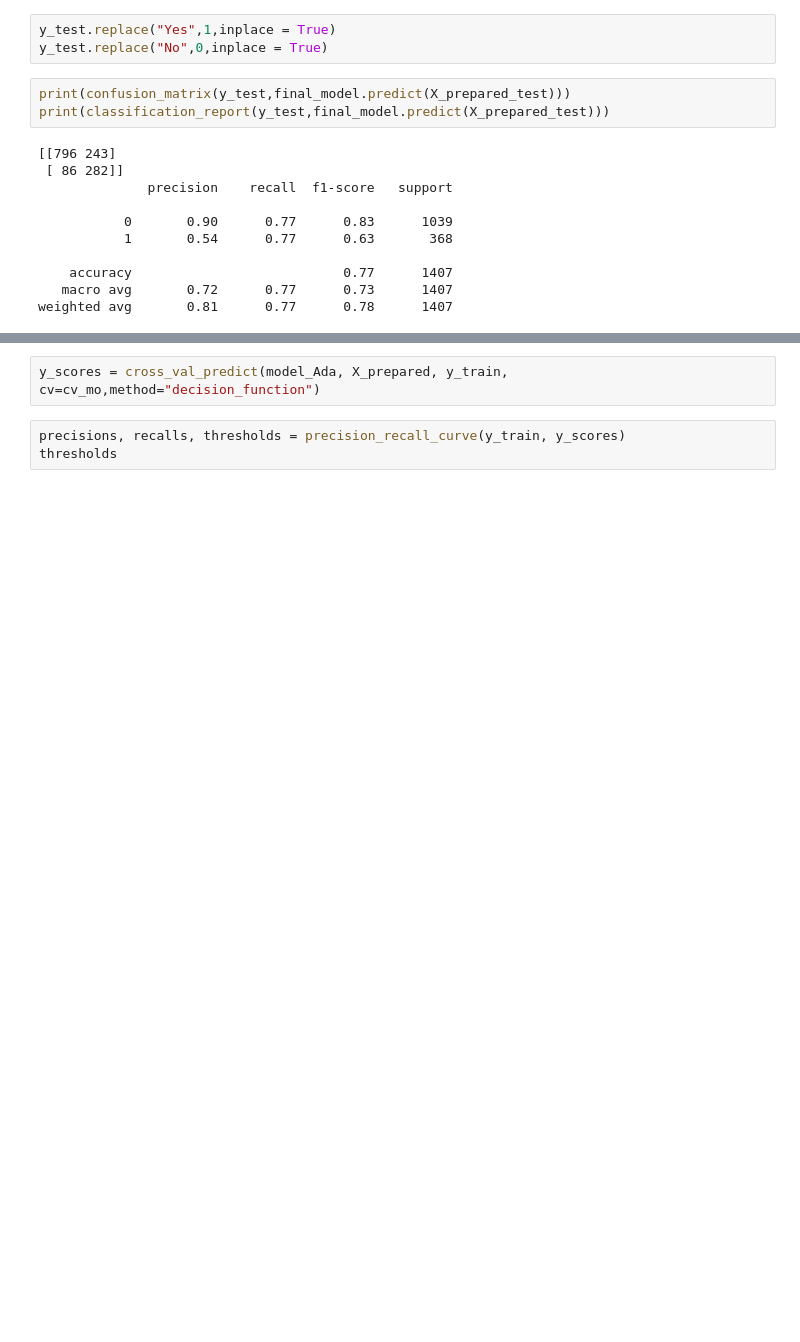
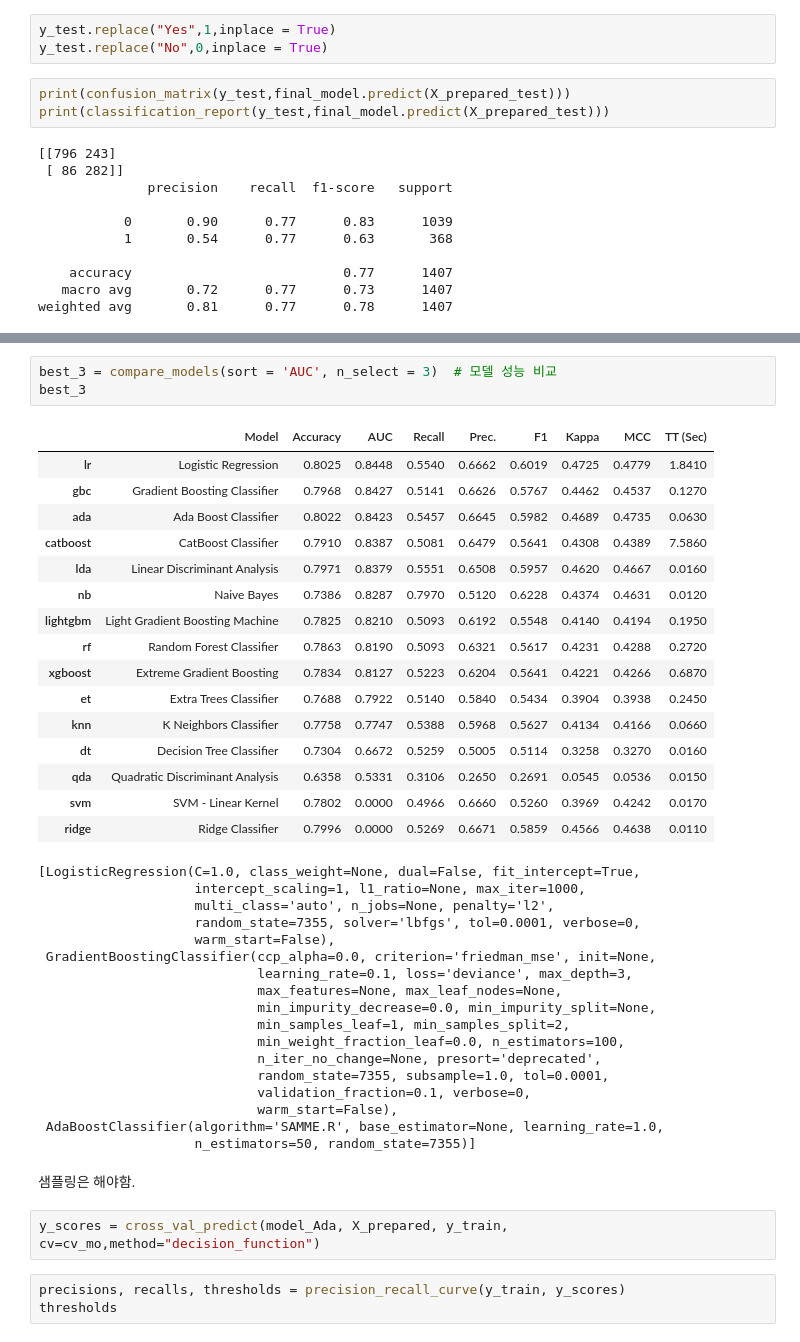
Before and after one commit to parkseonga/Kaggle_EDA, a Jupyter notebook: Practical training/Telco_Customer_Modeling.ipynb, the cells around one changed output, grey strips where cells are left out. Cells and saved outputs as stored; diff of their text form; blank space fills up the shorter version.

Commit message:
Add AutoML complete

```diff
--- a/Practical training/Telco_Customer_Modeling.ipynb
+++ b/Practical training/Telco_Customer_Modeling.ipynb
@@ -1145,3 +1196,42 @@ feature_importances
+# %%
+best_3 = compare_models(sort = 'AUC', n_select = 3)  # 모델 성능 비교
+best_3
+# %% [output]
+|  | Model | Accuracy | AUC | Recall | Prec. | F1 | Kappa | MCC | TT (Sec) |
+| lr | Logistic Regression | 0.8025 | 0.8448 | 0.5540 | 0.6662 | 0.6019 | 0.4725 | 0.4779 | 1.8410 |
+| gbc | Gradient Boosting Classifier | 0.7968 | 0.8427 | 0.5141 | 0.6626 | 0.5767 | 0.4462 | 0.4537 | 0.1270 |
+| ada | Ada Boost Classifier | 0.8022 | 0.8423 | 0.5457 | 0.6645 | 0.5982 | 0.4689 | 0.4735 | 0.0630 |
+| catboost | CatBoost Classifier | 0.7910 | 0.8387 | 0.5081 | 0.6479 | 0.5641 | 0.4308 | 0.4389 | 7.5860 |
+| lda | Linear Discriminant Analysis | 0.7971 | 0.8379 | 0.5551 | 0.6508 | 0.5957 | 0.4620 | 0.4667 | 0.0160 |
+| nb | Naive Bayes | 0.7386 | 0.8287 | 0.7970 | 0.5120 | 0.6228 | 0.4374 | 0.4631 | 0.0120 |
+| lightgbm | Light Gradient Boosting Machine | 0.7825 | 0.8210 | 0.5093 | 0.6192 | 0.5548 | 0.4140 | 0.4194 | 0.1950 |
+| rf | Random Forest Classifier | 0.7863 | 0.8190 | 0.5093 | 0.6321 | 0.5617 | 0.4231 | 0.4288 | 0.2720 |
+| xgboost | Extreme Gradient Boosting | 0.7834 | 0.8127 | 0.5223 | 0.6204 | 0.5641 | 0.4221 | 0.4266 | 0.6870 |
+| et | Extra Trees Classifier | 0.7688 | 0.7922 | 0.5140 | 0.5840 | 0.5434 | 0.3904 | 0.3938 | 0.2450 |
+| knn | K Neighbors Classifier | 0.7758 | 0.7747 | 0.5388 | 0.5968 | 0.5627 | 0.4134 | 0.4166 | 0.0660 |
+| dt | Decision Tree Classifier | 0.7304 | 0.6672 | 0.5259 | 0.5005 | 0.5114 | 0.3258 | 0.3270 | 0.0160 |
+| qda | Quadratic Discriminant Analysis | 0.6358 | 0.5331 | 0.3106 | 0.2650 | 0.2691 | 0.0545 | 0.0536 | 0.0150 |
+| svm | SVM - Linear Kernel | 0.7802 | 0.0000 | 0.4966 | 0.6660 | 0.5260 | 0.3969 | 0.4242 | 0.0170 |
+| ridge | Ridge Classifier | 0.7996 | 0.0000 | 0.5269 | 0.6671 | 0.5859 | 0.4566 | 0.4638 | 0.0110 |
+[LogisticRegression(C=1.0, class_weight=None, dual=False, fit_intercept=True,
+                    intercept_scaling=1, l1_ratio=None, max_iter=1000,
+                    multi_class='auto', n_jobs=None, penalty='l2',
+                    random_state=7355, solver='lbfgs', tol=0.0001, verbose=0,
+                    warm_start=False),
+ GradientBoostingClassifier(ccp_alpha=0.0, criterion='friedman_mse', init=None,
+                            learning_rate=0.1, loss='deviance', max_depth=3,
+                            max_features=None, max_leaf_nodes=None,
+                            min_impurity_decrease=0.0, min_impurity_split=None,
+                            min_samples_leaf=1, min_samples_split=2,
+                            min_weight_fraction_leaf=0.0, n_estimators=100,
+                            n_iter_no_change=None, presort='deprecated',
+                            random_state=7355, subsample=1.0, tol=0.0001,
+                            validation_fraction=0.1, verbose=0,
+                            warm_start=False),
+ AdaBoostClassifier(algorithm='SAMME.R', base_estimator=None, learning_rate=1.0,
+                    n_estimators=50, random_state=7355)]
+# %% [markdown]
+샘플링은 해야함.
 # %%
 y_scores = cross_val_predict(model_Ada, X_prepared, y_train, cv=cv_mo,method="decision_function")
 # %%
```
Also changed, not shown: parts of 27 cells of this notebook.
